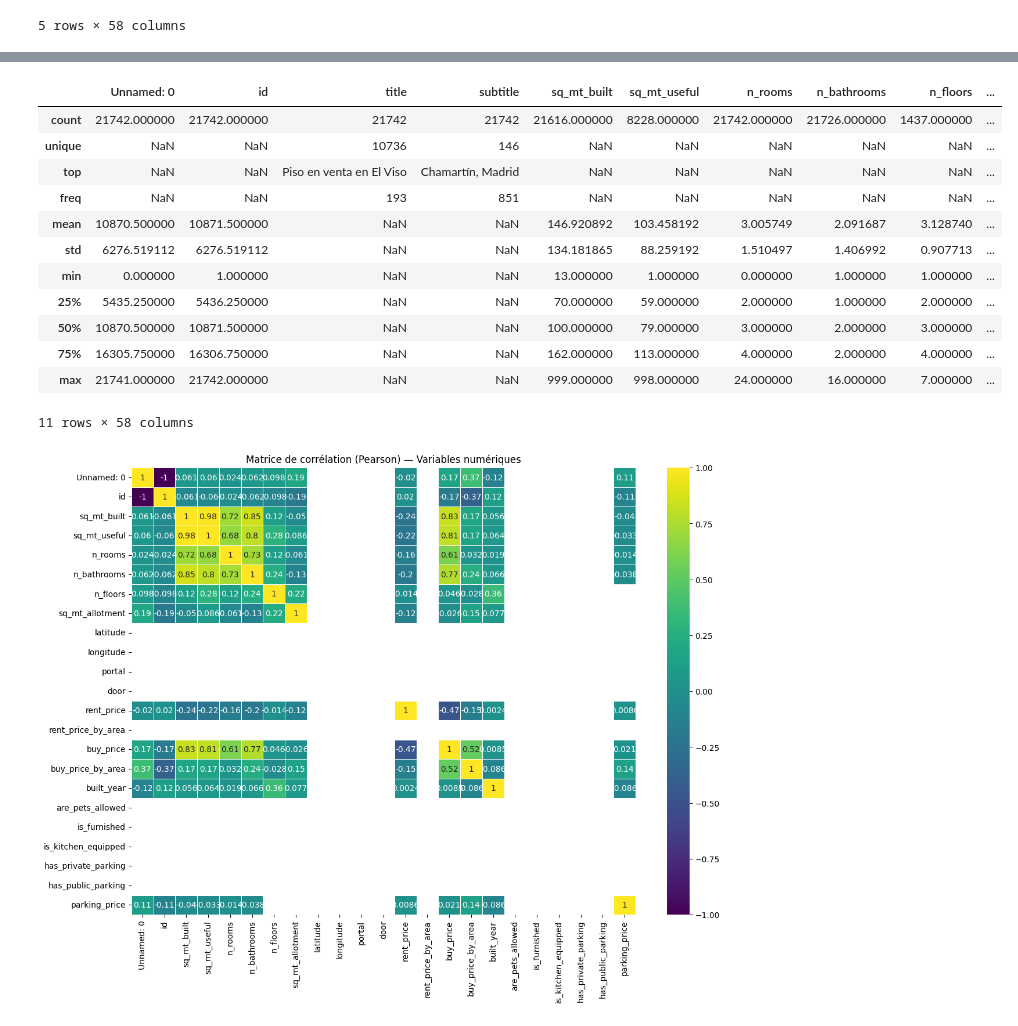
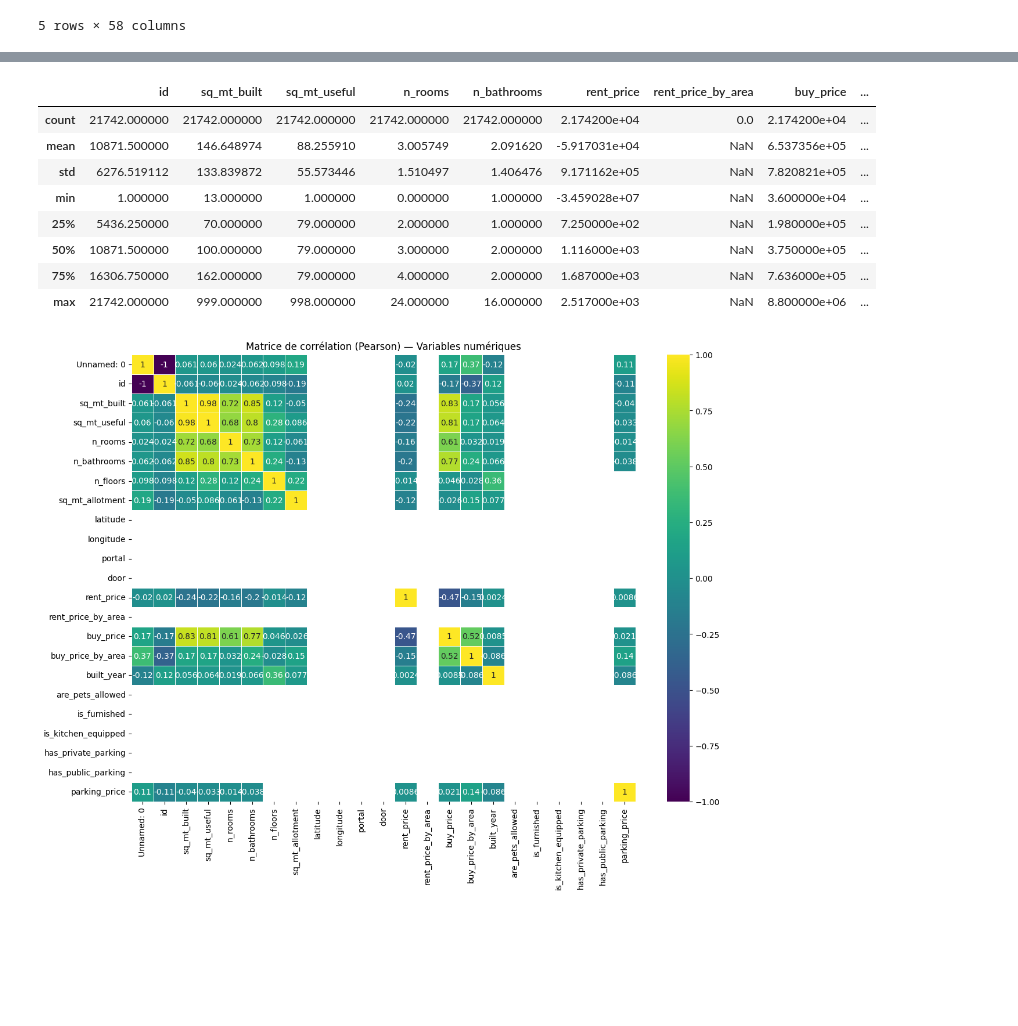
Before and after one commit to bruno-coulet/apartment-hunter, a Jupyter notebook: V0.ipynb, the cells around one changed output, grey strips where cells are left out. Saved outputs shown, nothing was run; the diff lists cells and outputs as text; code cells hidden in the pictures; blank space fills up the shorter version.

```diff
--- a/V0.ipynb
+++ b/V0.ipynb
@@ -43,21 +43,17 @@ Data columns (total 58 columns):
 dtypes: bool(5), float64(17), int64(6), object(30)
 memory usage: 8.9+ MB
 # %%
-df.describe(include='all')
+df.describe()
 # %% [output]
-|  | Unnamed: 0 | id | title | subtitle | sq_mt_built | sq_mt_useful | n_rooms | n_bathrooms | n_floors | ... |
-| count | 21742.000000 | 21742.000000 | 21742 | 21742 | 21616.000000 | 8228.000000 | 21742.000000 | 21726.000000 | 1437.000000 | ... |
-| unique | NaN | NaN | 10736 | 146 | NaN | NaN | NaN | NaN | NaN | ... |
-| top | NaN | NaN | Piso en venta en El Viso | Chamartín, Madrid | NaN | NaN | NaN | NaN | NaN | ... |
-| freq | NaN | NaN | 193 | 851 | NaN | NaN | NaN | NaN | NaN | ... |
-| mean | 10870.500000 | 10871.500000 | NaN | NaN | 146.920892 | 103.458192 | 3.005749 | 2.091687 | 3.128740 | ... |
-| std | 6276.519112 | 6276.519112 | NaN | NaN | 134.181865 | 88.259192 | 1.510497 | 1.406992 | 0.907713 | ... |
-| min | 0.000000 | 1.000000 | NaN | NaN | 13.000000 | 1.000000 | 0.000000 | 1.000000 | 1.000000 | ... |
-| 25% | 5435.250000 | 5436.250000 | NaN | NaN | 70.000000 | 59.000000 | 2.000000 | 1.000000 | 2.000000 | ... |
-| 50% | 10870.500000 | 10871.500000 | NaN | NaN | 100.000000 | 79.000000 | 3.000000 | 2.000000 | 3.000000 | ... |
-| 75% | 16305.750000 | 16306.750000 | NaN | NaN | 162.000000 | 113.000000 | 4.000000 | 2.000000 | 4.000000 | ... |
-| max | 21741.000000 | 21742.000000 | NaN | NaN | 999.000000 | 998.000000 | 24.000000 | 16.000000 | 7.000000 | ... |
+|  | id | sq_mt_built | sq_mt_useful | n_rooms | n_bathrooms | rent_price | rent_price_by_area | buy_price | ... |
+| count | 21742.000000 | 21742.000000 | 21742.000000 | 21742.000000 | 21742.000000 | 2.174200e+04 | 0.0 | 2.174200e+04 | ... |
+| mean | 10871.500000 | 146.648974 | 88.255910 | 3.005749 | 2.091620 | -5.917031e+04 | NaN | 6.537356e+05 | ... |
+| std | 6276.519112 | 133.839872 | 55.573446 | 1.510497 | 1.406476 | 9.171162e+05 | NaN | 7.820821e+05 | ... |
+| min | 1.000000 | 13.000000 | 1.000000 | 0.000000 | 1.000000 | -3.459028e+07 | NaN | 3.600000e+04 | ... |
+| 25% | 5436.250000 | 70.000000 | 79.000000 | 2.000000 | 1.000000 | 7.250000e+02 | NaN | 1.980000e+05 | ... |
+| 50% | 10871.500000 | 100.000000 | 79.000000 | 3.000000 | 2.000000 | 1.116000e+03 | NaN | 3.750000e+05 | ... |
+| 75% | 16306.750000 | 162.000000 | 79.000000 | 4.000000 | 2.000000 | 1.687000e+03 | NaN | 7.636000e+05 | ... |
+| max | 21742.000000 | 999.000000 | 998.000000 | 24.000000 | 16.000000 | 2.517000e+03 | NaN | 8.800000e+06 | ... |
-11 rows × 58 columns
 # %%
 num_df = df.select_dtypes(include=["int64", "float64"])
 
```
Also changed, not shown: parts of 2 cells of this notebook, 3 other files.
